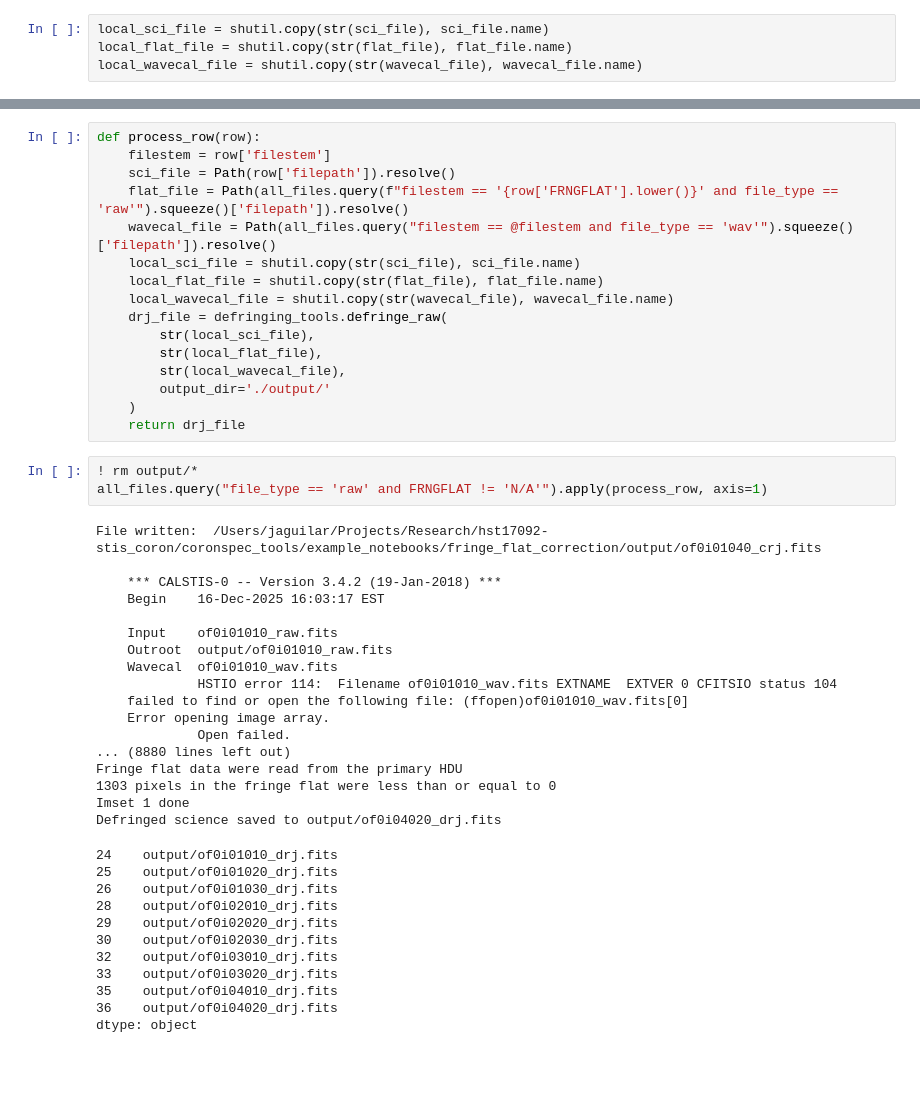
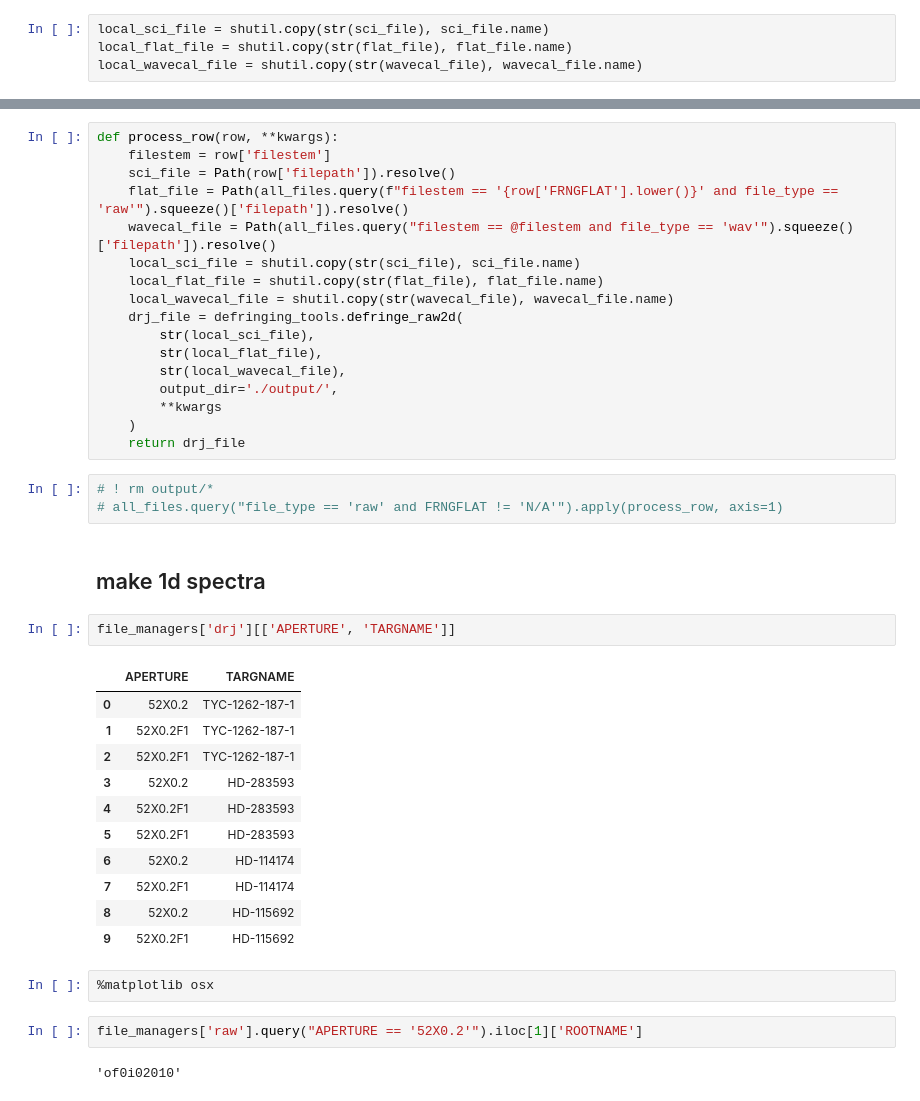
Before and after one commit to aggle/stis_lss_coronagraphy, a Jupyter notebook: example_notebooks/fringe_flat_correction/1b. Fringe flat correction.ipynb, the cells around one changed output, grey strips where cells are left out. Saved outputs shown, nothing was run; the diff lists cells and outputs as text; blank space fills up the shorter version.

Commit message:
notebook progress

```diff
--- a/example_notebooks/fringe_flat_correction/1b. Fringe flat correction.ipynb
+++ b/example_notebooks/fringe_flat_correction/1b. Fringe flat correction.ipynb
@@ -166,7 +145,7 @@ Fringe flat data were read from the primary HDU
 Imset 1 done
 Defringed science saved to output/of0i01030_drj.fits
 # %%
-def process_row(row):
+def process_row(row, **kwargs):
     filestem = row['filestem']
     sci_file = Path(row['filepath']).resolve()
     flat_file = Path(all_files.query(f"filestem == '{row['FRNGFLAT'].lower()}' and file_type == 'raw'").squeeze()['filepath']).resolve()
@@ -174,42 +153,36 @@ def process_row(row):
     local_sci_file = shutil.copy(str(sci_file), sci_file.name)
     local_flat_file = shutil.copy(str(flat_file), flat_file.name)
     local_wavecal_file = shutil.copy(str(wavecal_file), wavecal_file.name)
-    drj_file = defringing_tools.defringe_raw(
+    drj_file = defringing_tools.defringe_raw2d(
         str(local_sci_file),
         str(local_flat_file),
         str(local_wavecal_file),
-        output_dir='./output/'
+        output_dir='./output/',
+        **kwargs
     )
     return drj_file
 # %%
-! rm output/*
-all_files.query("file_type == 'raw' and FRNGFLAT != 'N/A'").apply(process_row, axis=1)
+# ! rm output/*
+# all_files.query("file_type == 'raw' and FRNGFLAT != 'N/A'").apply(process_row, axis=1)
-# %% [output]
-File written:  /Users/jaguilar/Projects/Research/hst17092-stis_coron/coronspec_tools/example_notebooks/fringe_flat_correction/output/of0i01040_crj.fits
-
-    *** CALSTIS-0 -- Version 3.4.2 (19-Jan-2018) ***
-    Begin    16-Dec-2025 16:03:17 EST
-
-    Input    of0i01010_raw.fits
-    Outroot  output/of0i01010_raw.fits
-    Wavecal  of0i01010_wav.fits
-             HSTIO error 114:  Filename of0i01010_wav.fits EXTNAME  EXTVER 0 CFITSIO status 104
-    failed to find or open the following file: (ffopen)of0i01010_wav.fits[0]
-    Error opening image array.
-             Open failed.
-... (8880 lines left out)
-Fringe flat data were read from the primary HDU
-1303 pixels in the fringe flat were less than or equal to 0
-Imset 1 done
-Defringed science saved to output/of0i04020_drj.fits
-24    output/of0i01010_drj.fits
-25    output/of0i01020_drj.fits
-26    output/of0i01030_drj.fits
-28    output/of0i02010_drj.fits
-29    output/of0i02020_drj.fits
-30    output/of0i02030_drj.fits
-32    output/of0i03010_drj.fits
-33    output/of0i03020_drj.fits
-35    output/of0i04010_drj.fits
-36    output/of0i04020_drj.fits
-dtype: object
+# %% [markdown]
+## make 1d spectra
+# %%
+file_managers['drj'][['APERTURE', 'TARGNAME']]
+# %% [output]
+|  | APERTURE | TARGNAME |
+| 0 | 52X0.2 | TYC-1262-187-1 |
+| 1 | 52X0.2F1 | TYC-1262-187-1 |
+| 2 | 52X0.2F1 | TYC-1262-187-1 |
+| 3 | 52X0.2 | HD-283593 |
+| 4 | 52X0.2F1 | HD-283593 |
+| 5 | 52X0.2F1 | HD-283593 |
+| 6 | 52X0.2 | HD-114174 |
+| 7 | 52X0.2F1 | HD-114174 |
+| 8 | 52X0.2 | HD-115692 |
+| 9 | 52X0.2F1 | HD-115692 |
+# %%
+%matplotlib osx
+# %%
+file_managers['raw'].query("APERTURE == '52X0.2'").iloc[1]['ROOTNAME']
+# %% [output]
+'of0i02010'
```
Also changed, not shown: parts of 12 cells of this notebook, 3 other files.
